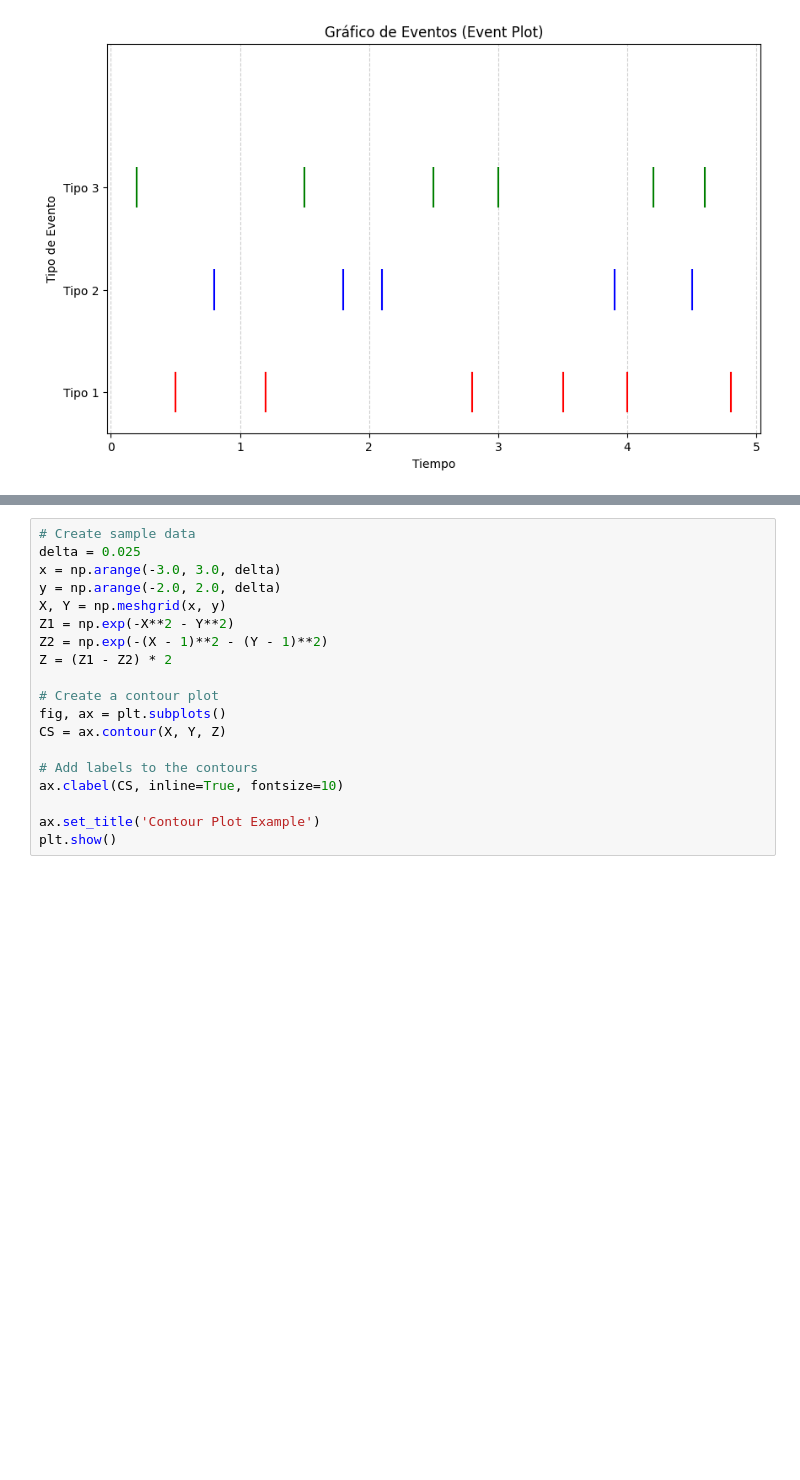
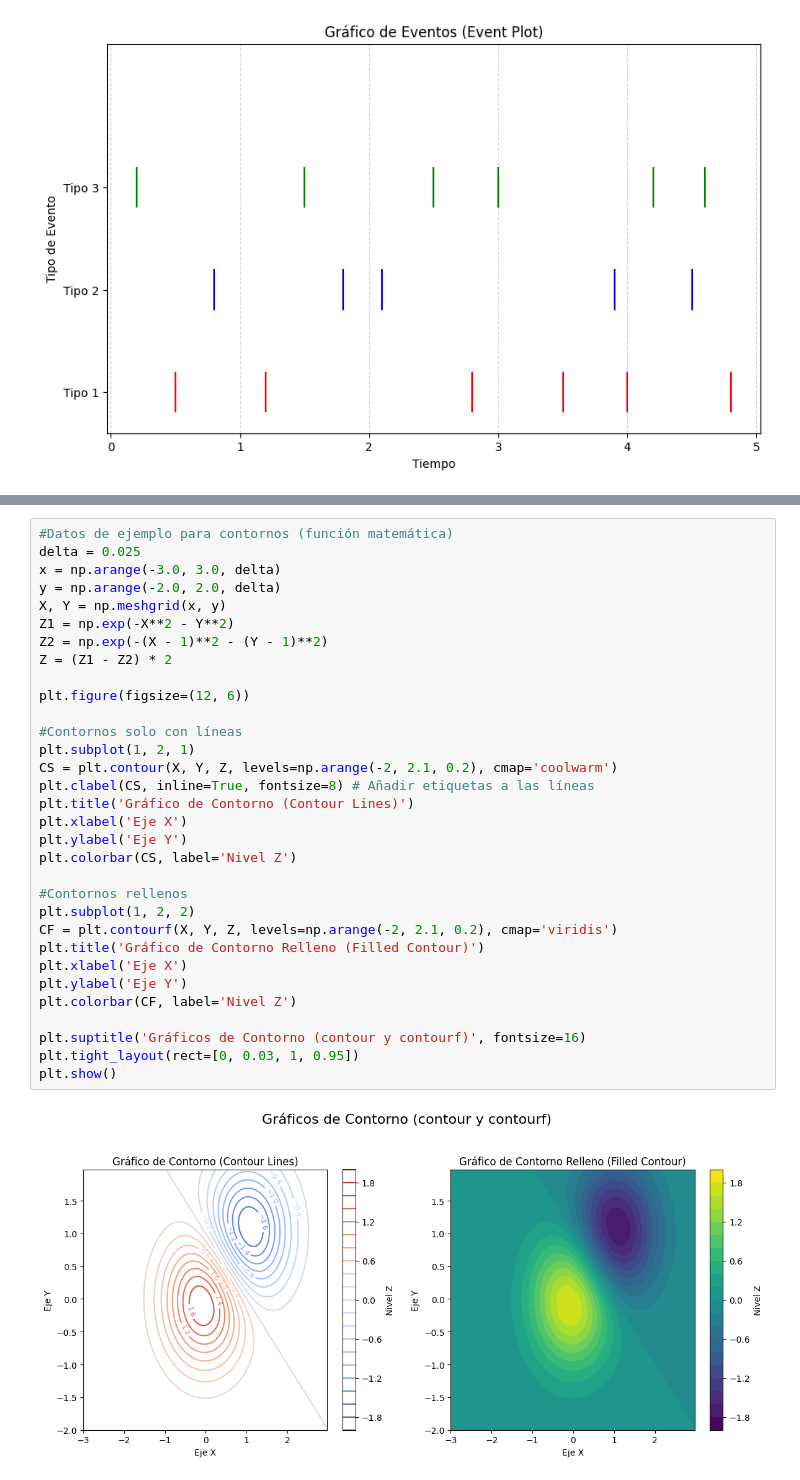
Before and after one commit to ayorick23/python-data-science-cheat-sheet, a Jupyter notebook: 03_matplotlib/05_advanced_plots.ipynb, the cells around one changed output, grey strips where cells are left out. Saved outputs shown, nothing was run; the diff lists cells and outputs as text; blank space fills up the shorter version.

```diff
--- a/03_matplotlib/05_advanced_plots.ipynb
+++ b/03_matplotlib/05_advanced_plots.ipynb
@@ -179,19 +186,34 @@ La función `contour()` se utiliza para crear gráficos de contorno, que visuali
-# %%
-# Create sample data
-delta = 0.025
-x = np.arange(-3.0, 3.0, delta)
-y = np.arange(-2.0, 2.0, delta)
-X, Y = np.meshgrid(x, y)
-Z1 = np.exp(-X**2 - Y**2)
-Z2 = np.exp(-(X - 1)**2 - (Y - 1)**2)
-Z = (Z1 - Z2) * 2
-
-# Create a contour plot
-fig, ax = plt.subplots()
-CS = ax.contour(X, Y, Z)
-
-# Add labels to the contours
-ax.clabel(CS, inline=True, fontsize=10)
-
-ax.set_title('Contour Plot Example')
-plt.show()
+# %%
+#Datos de ejemplo para contornos (función matemática)
+delta = 0.025
+x = np.arange(-3.0, 3.0, delta)
+y = np.arange(-2.0, 2.0, delta)
+X, Y = np.meshgrid(x, y)
+Z1 = np.exp(-X**2 - Y**2)
+Z2 = np.exp(-(X - 1)**2 - (Y - 1)**2)
+Z = (Z1 - Z2) * 2
+
+plt.figure(figsize=(12, 6))
+
+#Contornos solo con líneas
+plt.subplot(1, 2, 1)
+CS = plt.contour(X, Y, Z, levels=np.arange(-2, 2.1, 0.2), cmap='coolwarm')
+plt.clabel(CS, inline=True, fontsize=8) # Añadir etiquetas a las líneas
+plt.title('Gráfico de Contorno (Contour Lines)')
+plt.xlabel('Eje X')
+plt.ylabel('Eje Y')
+plt.colorbar(CS, label='Nivel Z')
+
+#Contornos rellenos
+plt.subplot(1, 2, 2)
+CF = plt.contourf(X, Y, Z, levels=np.arange(-2, 2.1, 0.2), cmap='viridis')
+plt.title('Gráfico de Contorno Relleno (Filled Contour)')
+plt.xlabel('Eje X')
+plt.ylabel('Eje Y')
+plt.colorbar(CF, label='Nivel Z')
+
+plt.suptitle('Gráficos de Contorno (contour y contourf)', fontsize=16)
+plt.tight_layout(rect=[0, 0.03, 1, 0.95])
+plt.show()
+# %% [output]
+[figure, added]
```
Also changed, not shown: parts of 12 cells of this notebook, 1 other file.
